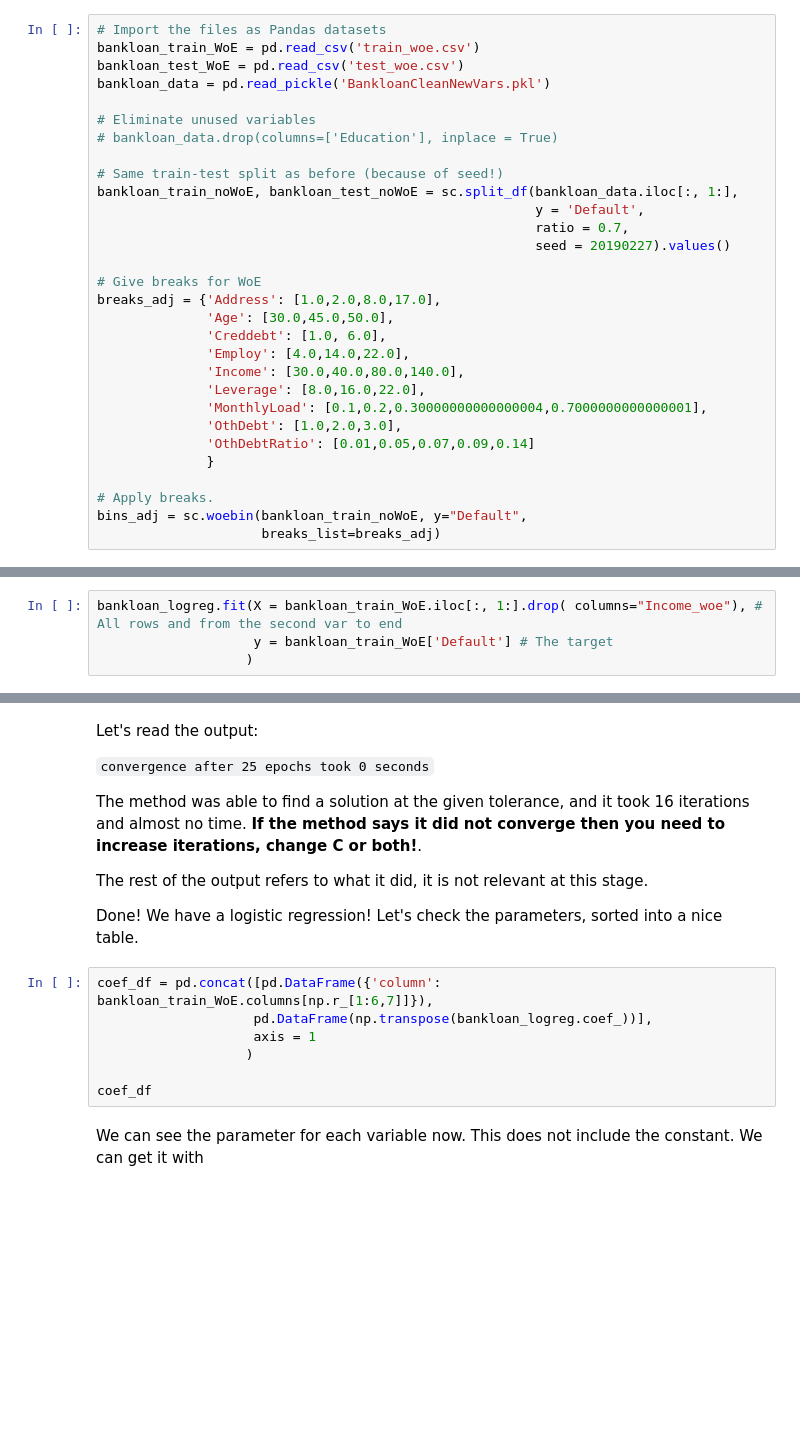
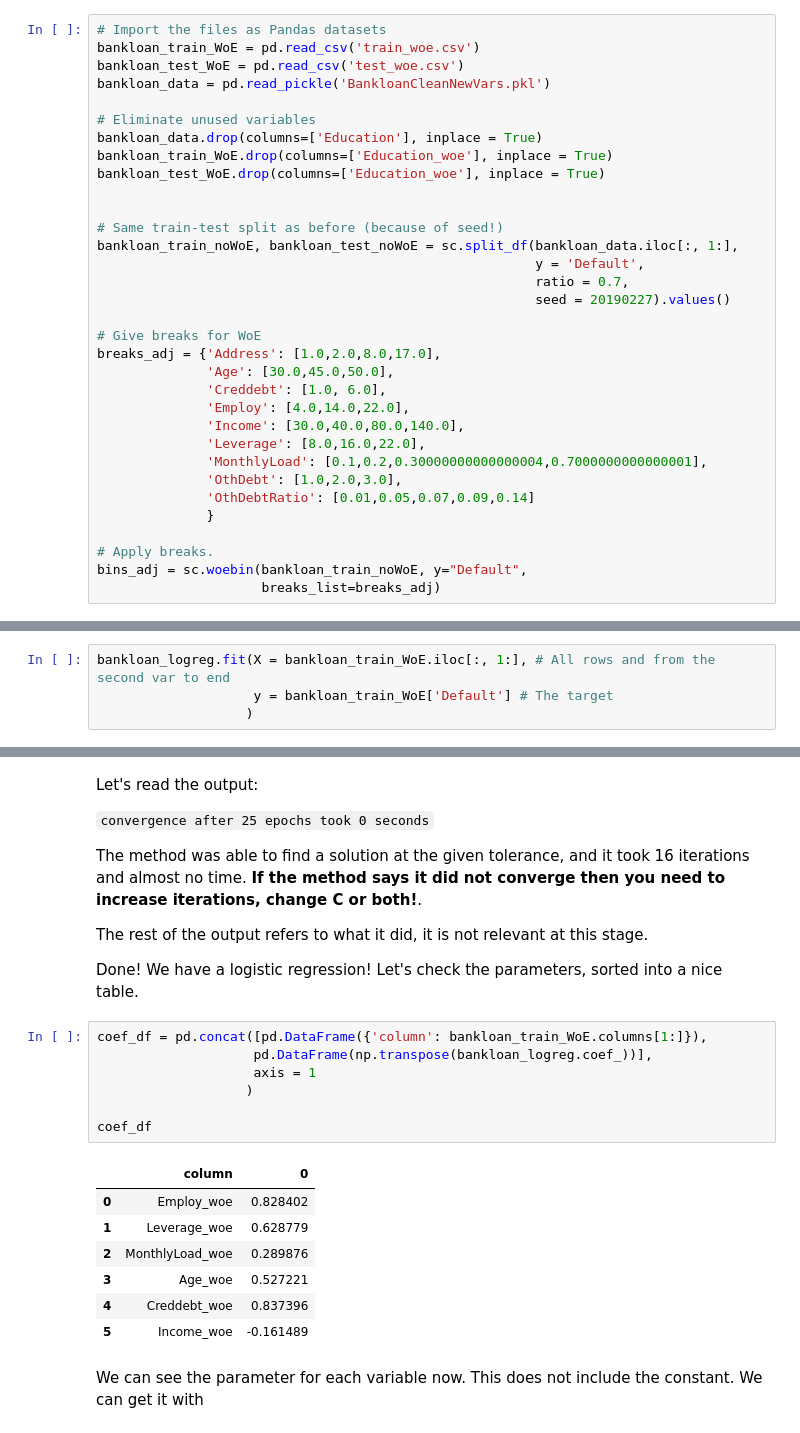
Before and after one commit to CBravoR/AdvancedAnalyticsLabs, a Jupyter notebook: notebooks/python/Lab_6_Logistic_Regression_and_Scorecards.ipynb, the cells around one changed output, grey strips where cells are left out. Cells and saved outputs as stored; diff of their text form; blank space fills up the shorter version.

```diff
--- a/notebooks/python/Lab_6_Logistic_Regression_and_Scorecards.ipynb
+++ b/notebooks/python/Lab_6_Logistic_Regression_and_Scorecards.ipynb
@@ -34,7 +64,10 @@ bankloan_test_WoE = pd.read_csv('test_woe.csv')
 bankloan_data = pd.read_pickle('BankloanCleanNewVars.pkl')
 
 # Eliminate unused variables
-# bankloan_data.drop(columns=['Education'], inplace = True)
+bankloan_data.drop(columns=['Education'], inplace = True)
+bankloan_train_WoE.drop(columns=['Education_woe'], inplace = True)
+bankloan_test_WoE.drop(columns=['Education_woe'], inplace = True)
+
 
 # Same train-test split as before (because of seed!)
 bankloan_train_noWoE, bankloan_test_noWoE = sc.split_df(bankloan_data.iloc[:, 1:],
@@ -170,4 +209,4 @@ bankloan_train_WoE.columns
 # %%
-bankloan_logreg.fit(X = bankloan_train_WoE.iloc[:, 1:].drop( columns="Income_woe"), # All rows and from the second var to end
+bankloan_logreg.fit(X = bankloan_train_WoE.iloc[:, 1:], # All rows and from the second var to end
                     y = bankloan_train_WoE['Default'] # The target
                    )
@@ -182,12 +245,20 @@ The rest of the output refers to what it did, it is not relevant at this stage.
 
 Done! We have a logistic regression! Let's check the parameters, sorted into a nice table.
 # %%
-coef_df = pd.concat([pd.DataFrame({'column': bankloan_train_WoE.columns[np.r_[1:6,7]]}),
+coef_df = pd.concat([pd.DataFrame({'column': bankloan_train_WoE.columns[1:]}),
                     pd.DataFrame(np.transpose(bankloan_logreg.coef_))],
                     axis = 1
                    )
 
 coef_df
+# %% [output]
+|  | column | 0 |
+| 0 | Employ_woe | 0.828402 |
+| 1 | Leverage_woe | 0.628779 |
+| 2 | MonthlyLoad_woe | 0.289876 |
+| 3 | Age_woe | 0.527221 |
+| 4 | Creddebt_woe | 0.837396 |
+| 5 | Income_woe | -0.161489 |
 # %% [markdown]
 We can see the parameter for each variable now. This does not include the constant. We can get it with
 # %%
```
Also changed, not shown: parts of 21 cells of this notebook.
